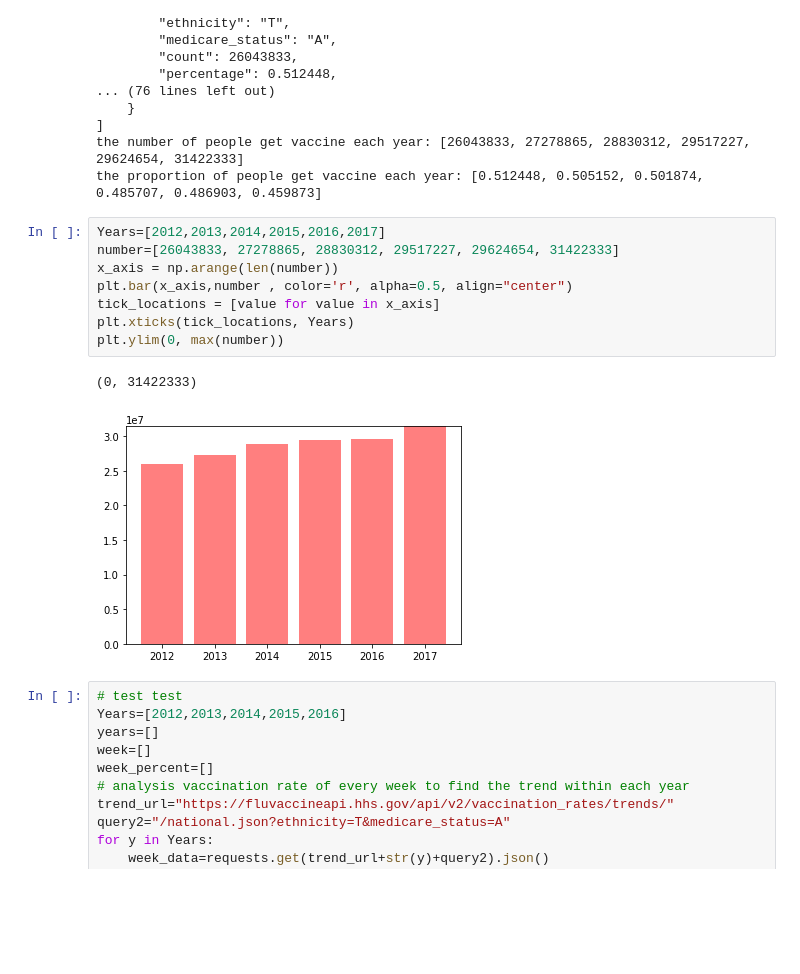
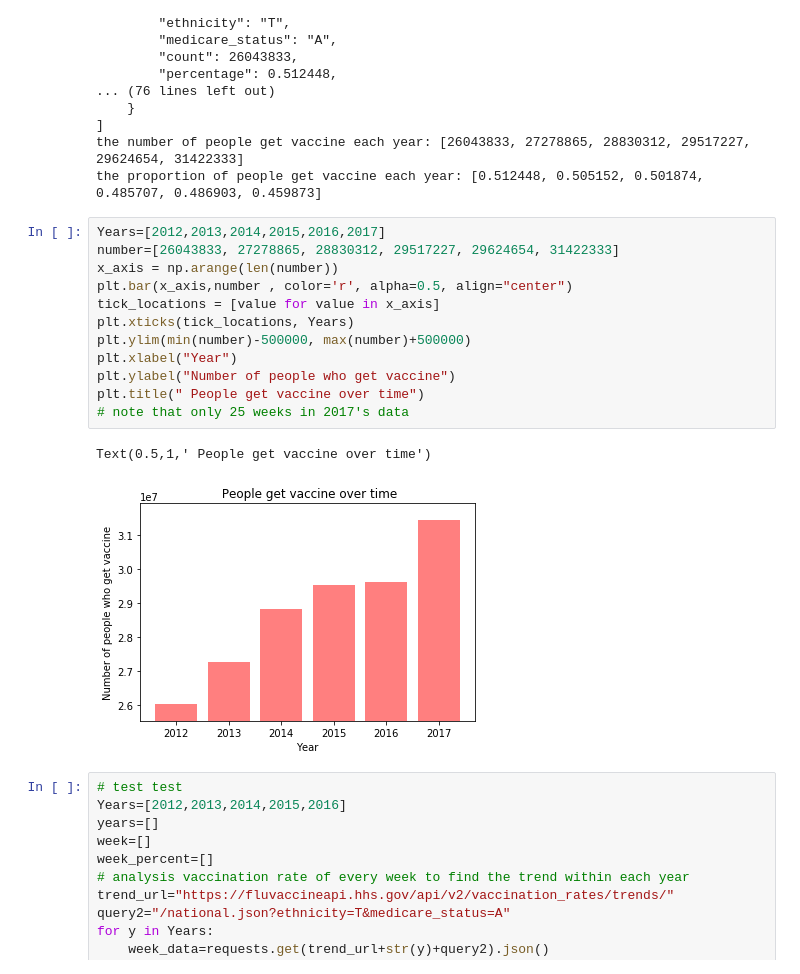
Before and after one commit to scooper505/Flu_Fighters, a Jupyter notebook: let's_try.ipynb, the cells around one changed output. Drawn from its saved outputs; the diff is of its cells as text; blank space fills up the shorter version.

```diff
--- a/let's_try.ipynb
+++ b/let's_try.ipynb
@@ -47,14 +47,18 @@ the proportion of people get vaccine each year: [0.512448, 0.505152, 0.501874, 0
 # %%
 Years=[2012,2013,2014,2015,2016,2017]
 number=[26043833, 27278865, 28830312, 29517227, 29624654, 31422333]
 x_axis = np.arange(len(number))
 plt.bar(x_axis,number , color='r', alpha=0.5, align="center")
 tick_locations = [value for value in x_axis]
 plt.xticks(tick_locations, Years)
-plt.ylim(0, max(number))
+plt.ylim(min(number)-500000, max(number)+500000)
+plt.xlabel("Year")
+plt.ylabel("Number of people who get vaccine")
+plt.title(" People get vaccine over time")
+# note that only 25 weeks in 2017's data
 # %% [output]
-(0, 31422333)
+Text(0.5,1,' People get vaccine over time')
-[figure, old version]
+[figure, new version]
 # %%
 # test test
 Years=[2012,2013,2014,2015,2016]
```
Also changed, not shown: parts of 3 cells of this notebook.
